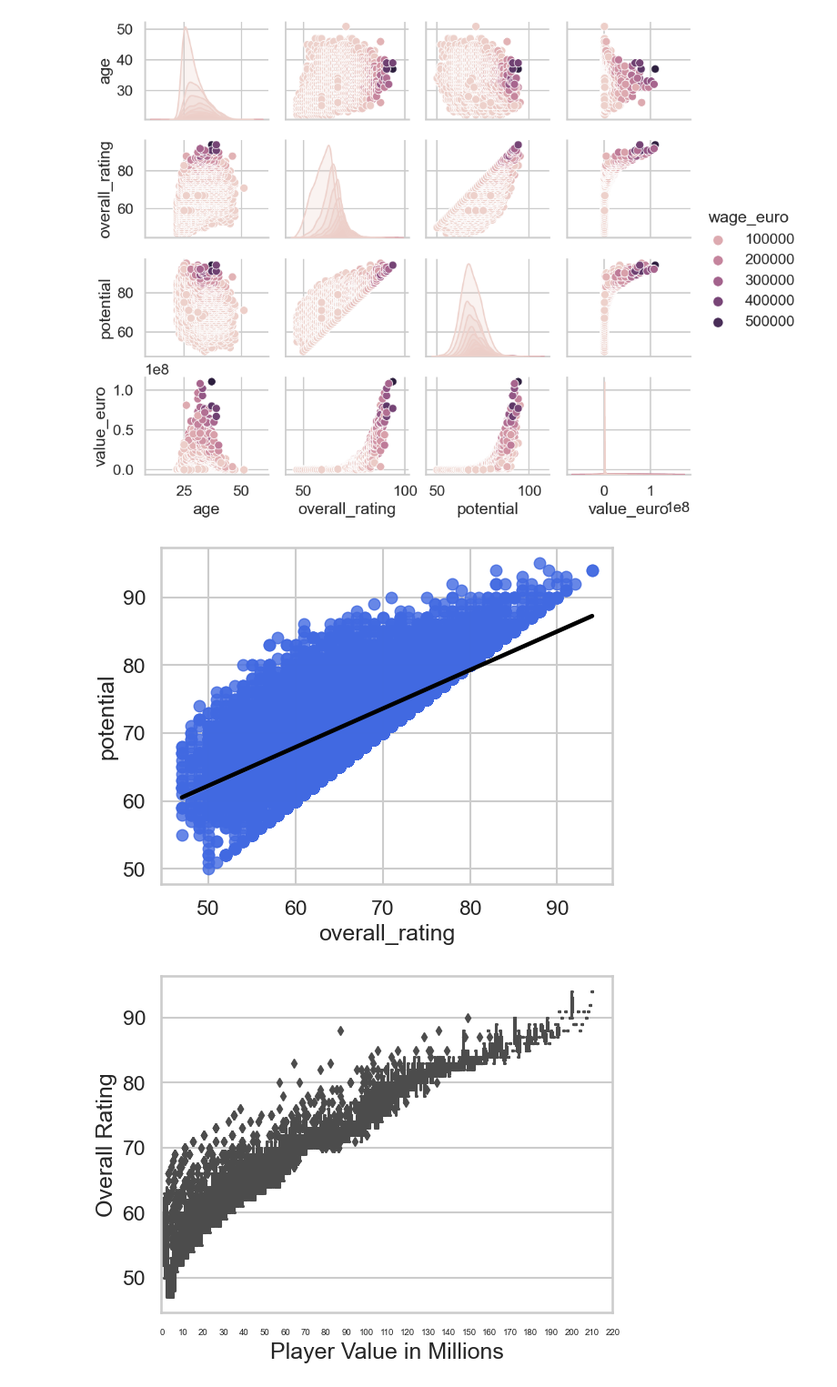
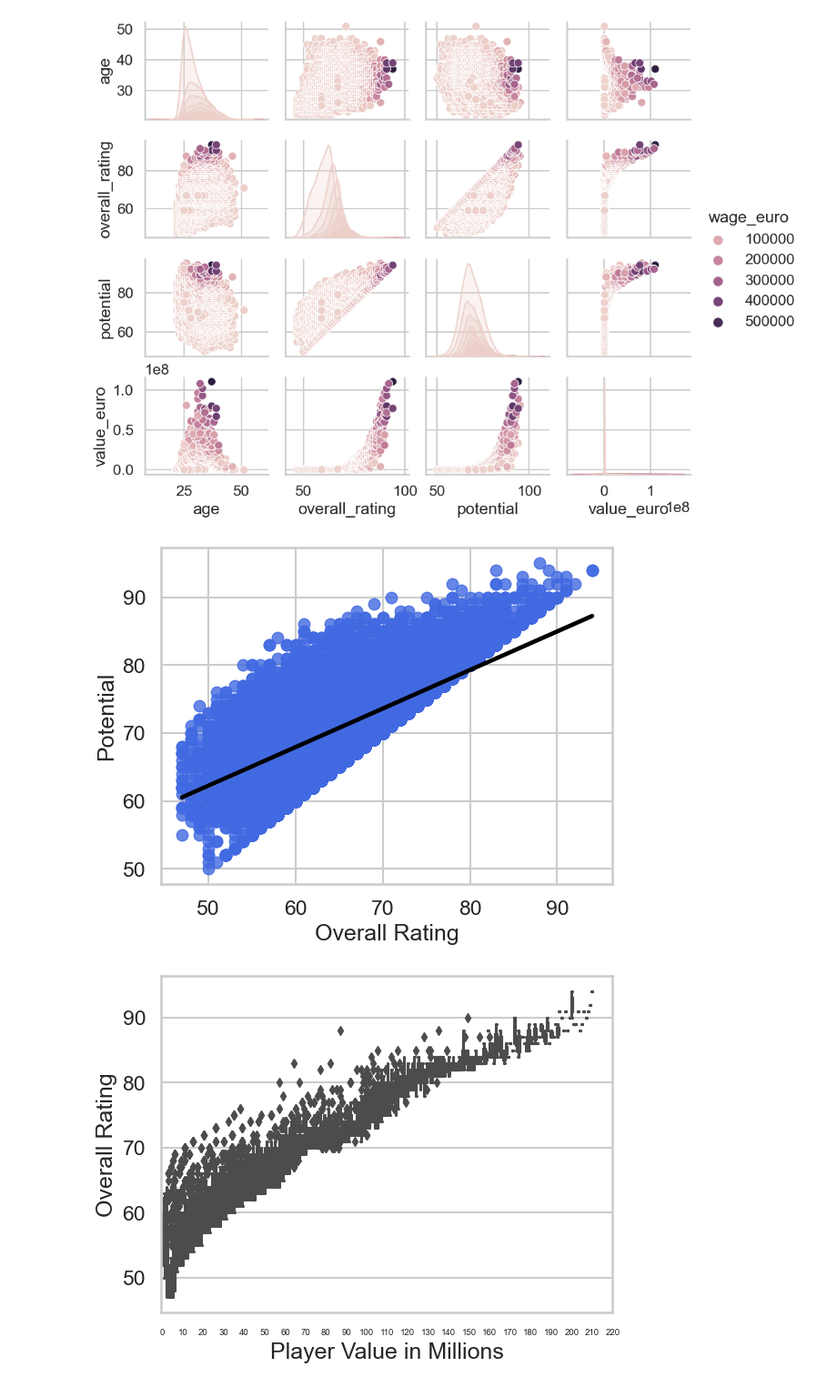
Before and after one commit to rdeshir10/Fifa_Analysis, a Jupyter notebook: footbal.ipynb, the cells around one changed output. Shown: that part at 91% size. Cells and saved outputs as stored; diff of their text form; code cells hidden in the pictures.

Commit message:
more correction for the plot

```diff
--- a/footbal.ipynb
+++ b/footbal.ipynb
@@ -200,16 +200,20 @@ plt.show()
 # %%
 # Linear regression line plot for overall_rate vs potential of the player
 # Import data
 all_player_df = pd.read_csv("Resources/all_player_data.csv")
 player_info_df = pd.read_csv("Resources/player_info.csv")
 
 # Create a scatter plot with linear regression line
 sns.regplot(x="overall_rating", y="potential", data=all_player_df, scatter_kws={"color":"royalblue"}, line_kws={"color":"black"})
 
+# Set the custom axis labels
+plt.xlabel("Overall Rating")
+plt.ylabel("Potential")
+
 # Show the plot
 plt.show()
 # %% [output]
-[figure, old version]
+[figure, new version]
 # %%
 # Boxplot on overall_rating and value_wage of the player
 # Create the boxplot with 'value_euro' values adjusted to millions
```
